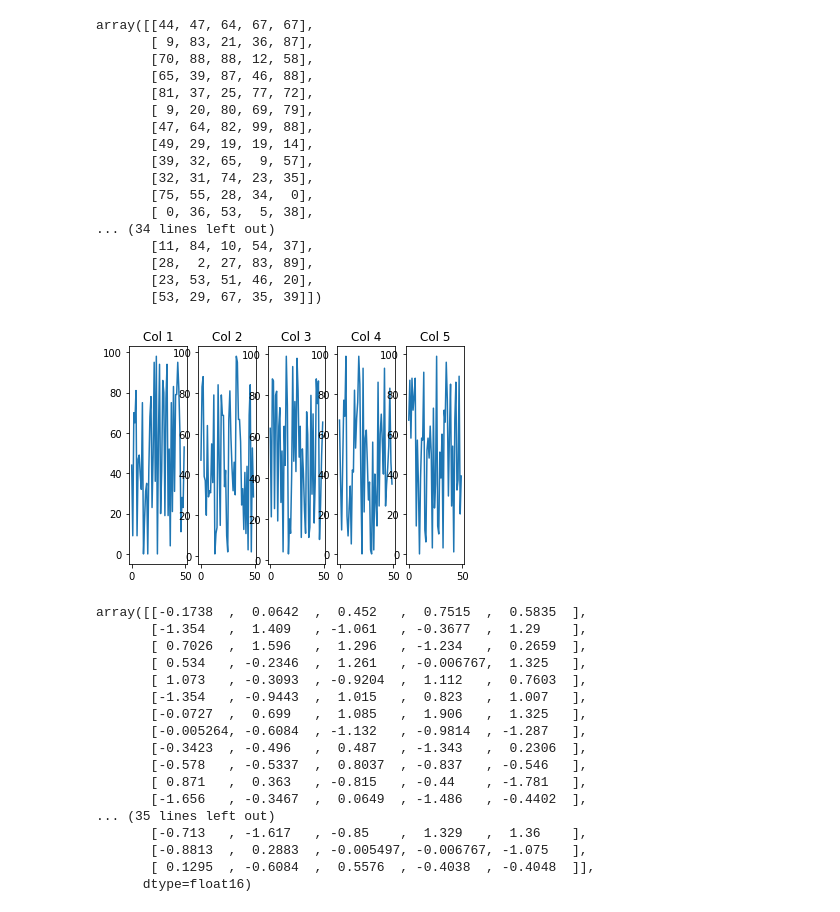
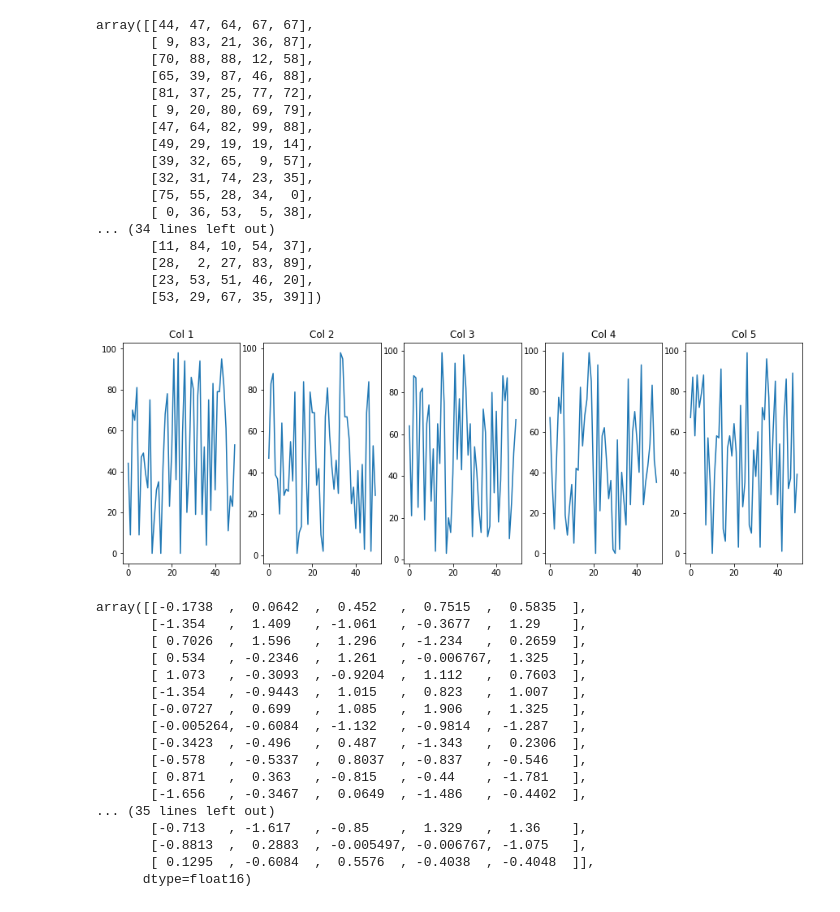
Before and after one commit to YacineSteeve/365_Days_of_Code, a Jupyter notebook: Yacine_B/machine_learning/z-score_feature_scaling.ipynb, the cells around one changed output. Drawn from its saved outputs; the diff is of its cells as text; code cells hidden in the pictures.

Commit message:
Improve and make more clear the visualization of data conservation.

```diff
--- a/Yacine_B/machine_learning/z-score_feature_scaling.ipynb
+++ b/Yacine_B/machine_learning/z-score_feature_scaling.ipynb
@@ -24,14 +24,18 @@ array([[44, 47, 64, 67, 67],
        [28,  2, 27, 83, 89],
        [23, 53, 51, 46, 20],
        [53, 29, 67, 35, 39]])
-# %%
-_, subs = plt.subplots(1, dataset.shape[1])
-
-for p, i in zip(subs, range(dataset.shape[1])):
-    p.set_title(f"Col {i+1}")
-    p.plot(np.arange(0, dataset.shape[0]), dataset[:, i])
-# %% [output]
-[figure, removed]
+# %%
+def see_data(d):
+    plt.figure(figsize=(15, 5))
+
+    for i in range(d.shape[1]):
+        plt.subplot(1, d.shape[1], i+1)
+        plt.plot(np.arange(0, d.shape[0]), d[:, i])
+        plt.title(f"Col {i+1}")
+
+see_data(dataset)
+# %% [output]
+[figure, added]
 # %%
 dataset = dataset.astype(np.float16)
 
```
Also changed, not shown: parts of 4 cells of this notebook.
